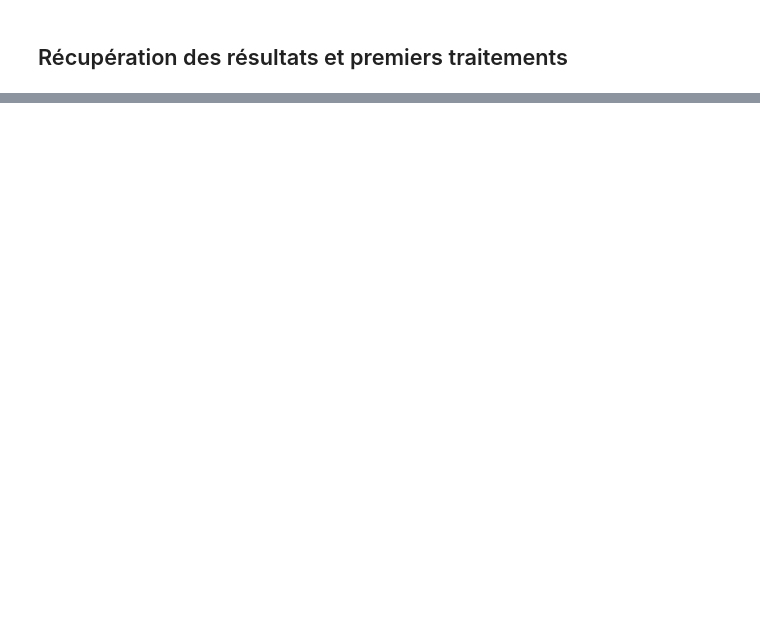
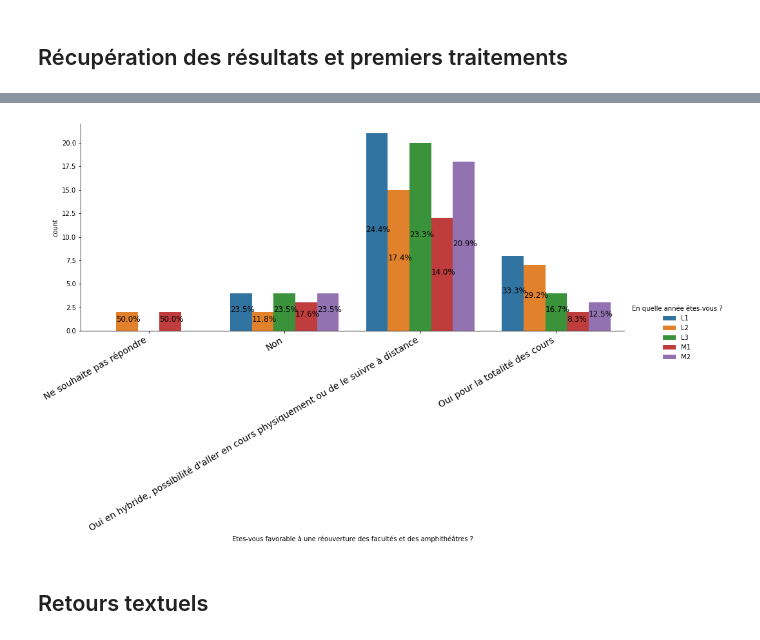
Before and after one commit to IP7/R-sultats-sondages, a Jupyter notebook: Etu-SituationSanitaire/Les étudiant(e)s d'informatique face à la situation sanitaire.ipynb, the cells around one changed output, grey strips where cells are left out. Saved outputs shown, nothing was run; the diff lists cells and outputs as text; code cells hidden in the pictures; blank space fills up the shorter version.

```diff
--- a/Etu-SituationSanitaire/Les étudiant(e)s d'informatique face à la situation sanitaire.ipynb
+++ b/Etu-SituationSanitaire/Les étudiant(e)s d'informatique face à la situation sanitaire.ipynb
@@ -212,0 +351,9 @@ data
+# %%
+labels = ["Ne souhaite pas répondre","Non","Oui en hybride, possibilité d'aller en cours physiquement ou de le suivre à distance","Oui pour la totalité des cours"]
+cat = sns.catplot(x="Etes-vous favorable à une réouverture des facultés et des amphithéâtres ?", kind="count", hue="En quelle année êtes-vous ?", data=data, aspect = 10/4)
+cat.set_xticklabels(labels, fontsize=14, rotation=30, ha= 'right');
+perc_hue(cat,"Etes-vous favorable à une réouverture des facultés et des amphithéâtres ?","En quelle année êtes-vous ?" )
+# %% [output]
+[figure, added]
+# %% [markdown]
+## Retours textuels
```
Also changed, not shown: parts of 15 cells of this notebook, 1 other file.
